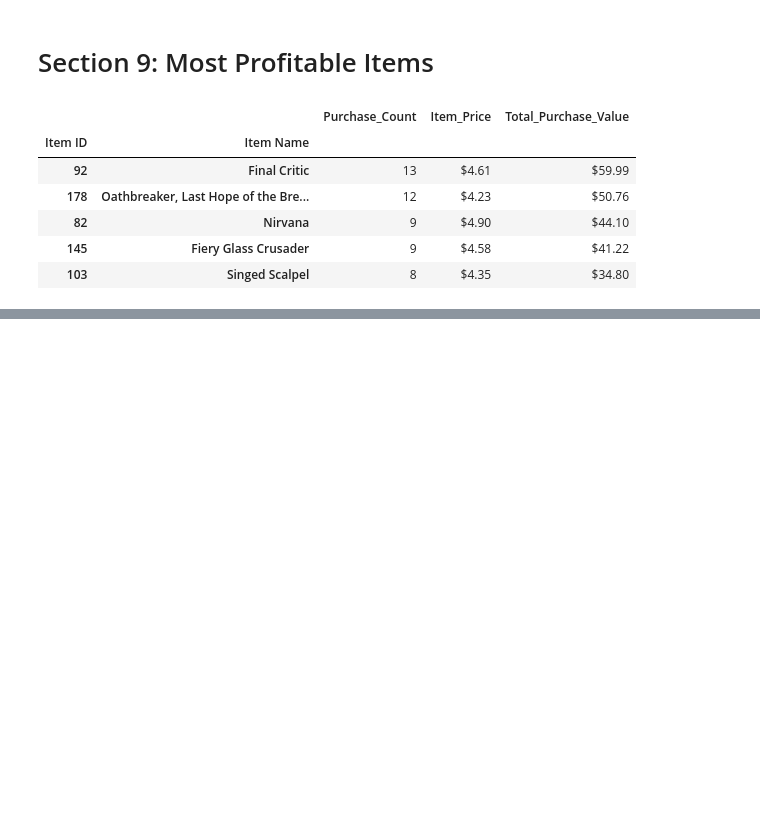
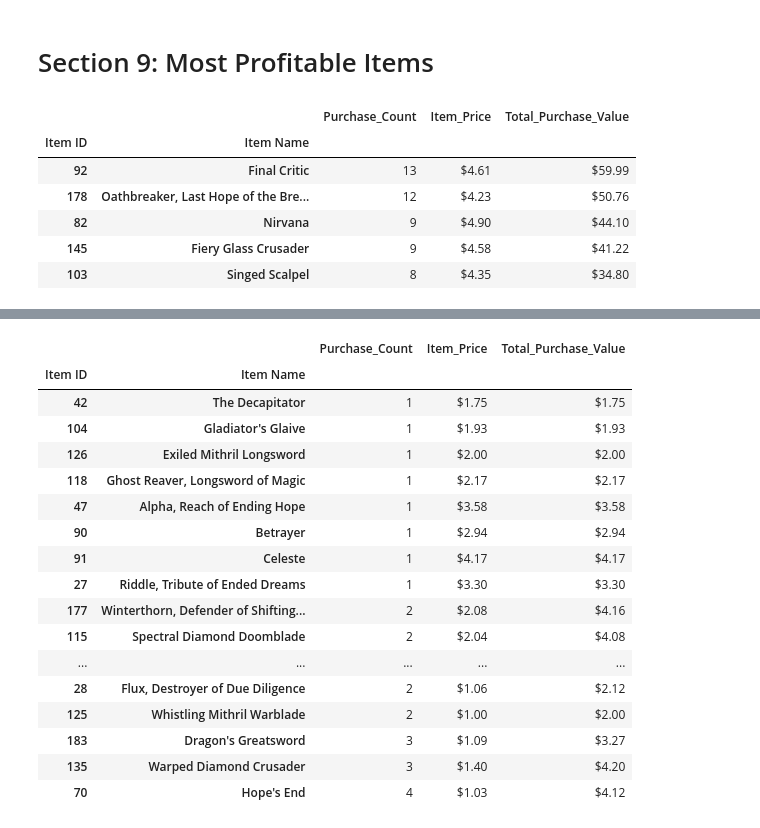
Before and after one commit to cpazoszarain7/pandas-challenge, a Jupyter notebook: HeroesOfPymoli/HeroesOfPymoliAnalysis.ipynb, the cells around one changed output, grey strips where cells are left out. Saved outputs shown, nothing was run; the diff lists cells and outputs as text; code cells hidden in the pictures; blank space fills up the shorter version.

```diff
--- a/HeroesOfPymoli/HeroesOfPymoliAnalysis.ipynb
+++ b/HeroesOfPymoli/HeroesOfPymoliAnalysis.ipynb
@@ -376,0 +392,50 @@ pitems
+# %%
+#Least Profitable Items
+#Create new df for Top 5 Items
+pitems = df.groupby(by=['Item ID','Item Name']).sum().sort_values('Price',ascending=True).head(20)
+pitems.drop(['Purchase ID','Age'], axis=1,inplace=True)
+pitems.rename(columns={'Price':'Total_Purchase_Value'}, inplace=True)
+
+#Add Purchase Count Column for Identified  Top Spenders
+icounts = []
+for x in range(0,len(pitems.index)):
+ icounts.append(df.loc[df['Item ID']==pitems.index[x][0]]['Item ID'].count())
+
+pitems['Purchase_Count'] = icounts
+
+#Add individual Item Price column
+#Add individual item price, we use the average as some items have different unitary price
+iprice = []
+for x in range(0,len(pitems.index)):
+ iprice.append(df.loc[df['Item ID']==pitems.index[x][0]]['Price'].mean())
+
+pitems['Item_Price']=iprice
+
+#Fix formats for columns with financial data
+pitems['Item_Price'] = pitems['Item_Price'].map('${:.2f}'.format)
+pitems['Total_Purchase_Value'] = pitems['Total_Purchase_Value'].map('${:.2f}'.format)
+
+#Fix order of columns in table
+pitems = pitems[['Purchase_Count','Item_Price','Total_Purchase_Value']]
+
+#Visualize Most Profitable Items Dataframe
+pitems.sort_values(by='Purchase_Count')
+# %% [output]
+|  |  | Purchase_Count | Item_Price | Total_Purchase_Value |
+| Item ID | Item Name |  |  |  |
+| 42 | The Decapitator | 1 | $1.75 | $1.75 |
+| 104 | Gladiator's Glaive | 1 | $1.93 | $1.93 |
+| 126 | Exiled Mithril Longsword | 1 | $2.00 | $2.00 |
+| 118 | Ghost Reaver, Longsword of Magic | 1 | $2.17 | $2.17 |
+| 47 | Alpha, Reach of Ending Hope | 1 | $3.58 | $3.58 |
+| 90 | Betrayer | 1 | $2.94 | $2.94 |
+| 91 | Celeste | 1 | $4.17 | $4.17 |
+| 27 | Riddle, Tribute of Ended Dreams | 1 | $3.30 | $3.30 |
+| 177 | Winterthorn, Defender of Shifting... | 2 | $2.08 | $4.16 |
+| 115 | Spectral Diamond Doomblade | 2 | $2.04 | $4.08 |
+| ... | ... | ... | ... | ... |
+| 28 | Flux, Destroyer of Due Diligence | 2 | $1.06 | $2.12 |
+| 125 | Whistling Mithril Warblade | 2 | $1.00 | $2.00 |
+| 183 | Dragon's Greatsword | 3 | $1.09 | $3.27 |
+| 135 | Warped Diamond Crusader | 3 | $1.40 | $4.20 |
+| 70 | Hope's End | 4 | $1.03 | $4.12 |
```
Also changed, not shown: parts of 4 cells of this notebook, 3 other files.
